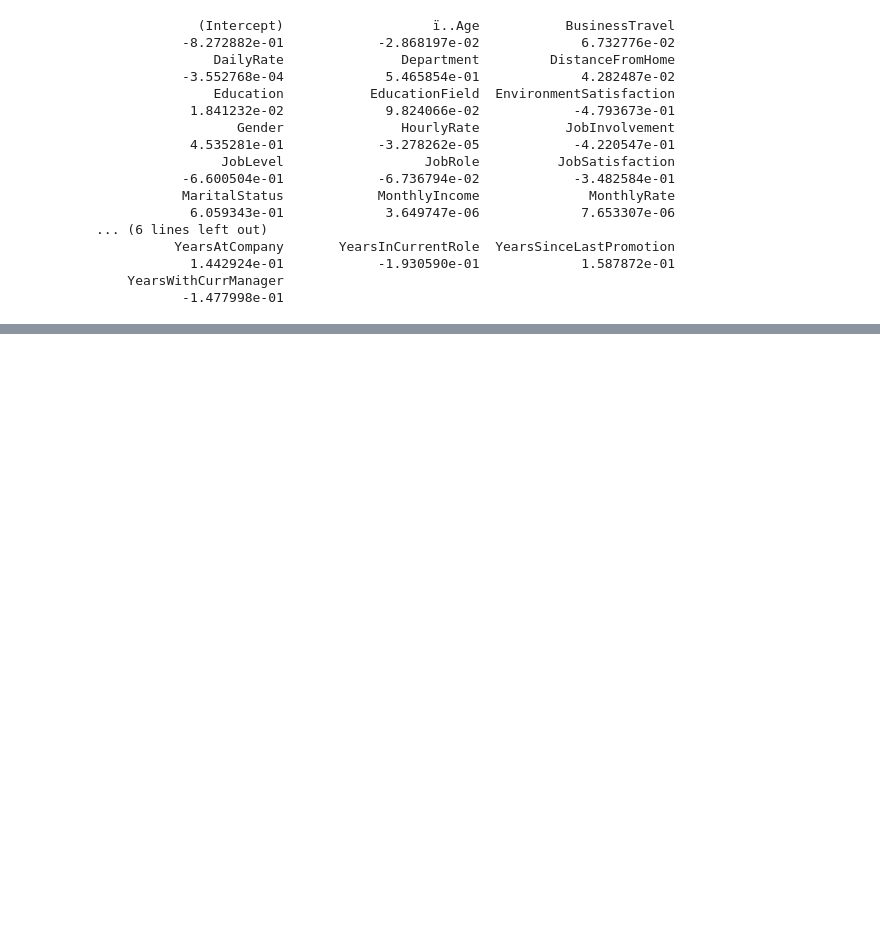
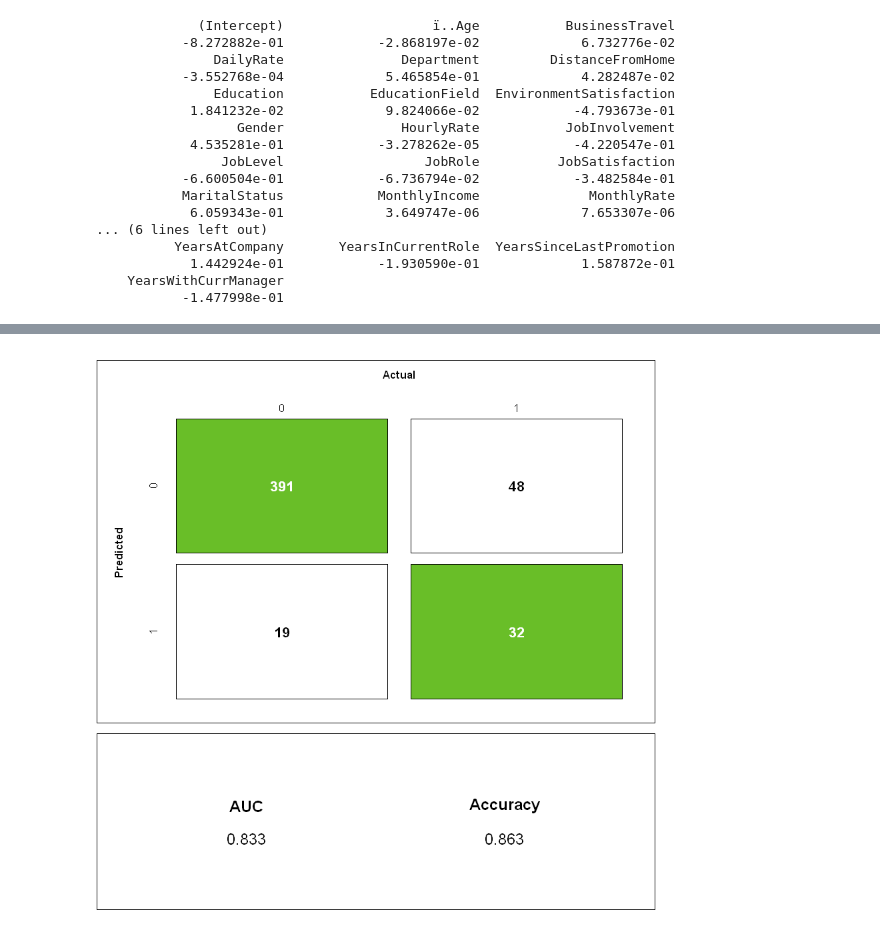
Before and after one commit to nkjadhav/R-Shiny-Employee-Attrition-Modeling, a Jupyter notebook: Employee Attrition Modeling.ipynb, the cells around one changed output, grey strips where cells are left out. Saved outputs shown, nothing was run; the diff lists cells and outputs as text; code cells hidden in the pictures; blank space fills up the shorter version.

```diff
--- a/Employee Attrition Modeling.ipynb
+++ b/Employee Attrition Modeling.ipynb
@@ -280,0 +429,10 @@ coef(LR_model)
+# %%
+# draw Logistic regression confusion matrix
+auc_lr <- performance(ROCRpred_lr, measure = "auc")
+perf_lr <- performance(ROCRpred_lr, 'tpr','fpr')
+cut <- get_cutoff_point(perf_lr, 0.5)
+pred_values_lr <- ifelse(LR_model.predict > cut,1,0)
+cm_lr <- confusionMatrix(data = factor(pred_values_lr), reference = factor(test_Y))
+draw_confusion_matrix(cm_lr, auc_lr@y.values, "#69BE28")
+# %% [output]
+[figure, added]
```
Also changed, not shown: parts of 17 cells of this notebook.
